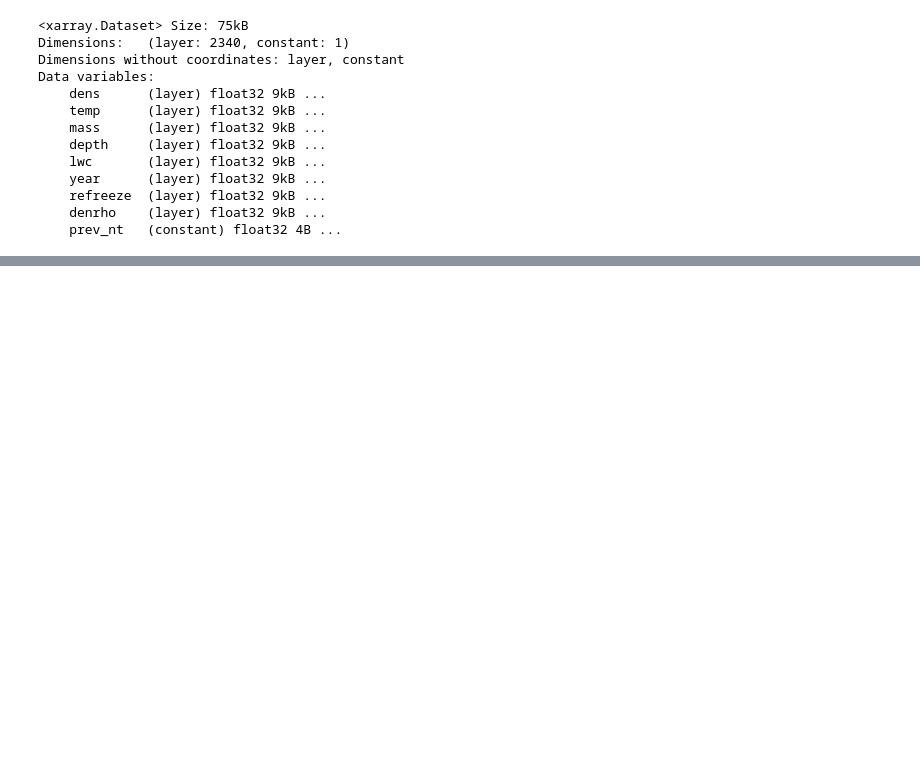
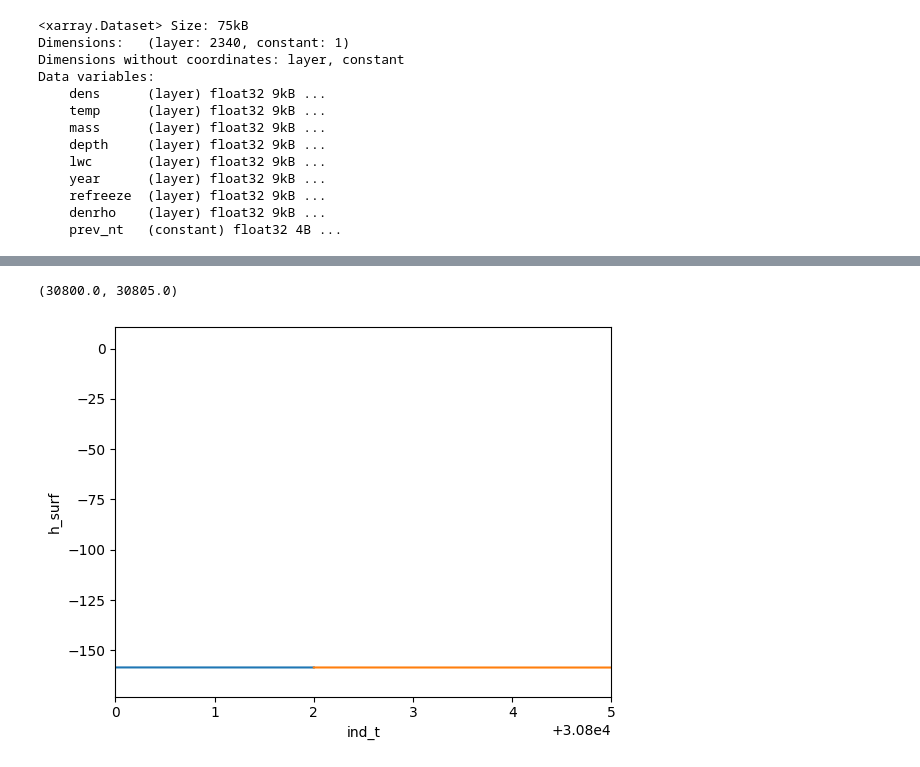
Before and after one commit to IMAU-ice-and-climate/IMAU-FDM, a Jupyter notebook: temp/scratch_check_RACMO.ipynb, the cells around one changed output, grey strips where cells are left out. Cells and saved outputs as stored; diff of their text form; code cells hidden in the pictures; blank space fills up the shorter version.

```diff
--- a/temp/scratch_check_RACMO.ipynb
+++ b/temp/scratch_check_RACMO.ipynb
@@ -236,0 +257,14 @@ Data variables:
+# %%
+# check if extension worked
+
+ds1 = xr.open_dataset("/home/nld4814/scratch/run_FGRN055-era055_1939-2023/output/FGRN055_era055_1D_1.nc")
+ds2 = xr.open_dataset("/home/nld4814/scratch/test-extend-FGRN055-era055_1939-2023/output/FGRN055_era055_1D_1.nc")
+
+var = "h_surf"
+ds1[var].plot()
+(ds2[var]+ds1[var].isel(ind_t=30802)).plot()
+
+plt.xlim((30800,30805))
+# %% [output]
+(30800.0, 30805.0)
+[figure, added]
```
Also changed, not shown: parts of 1 cell of this notebook, 2 other files.
